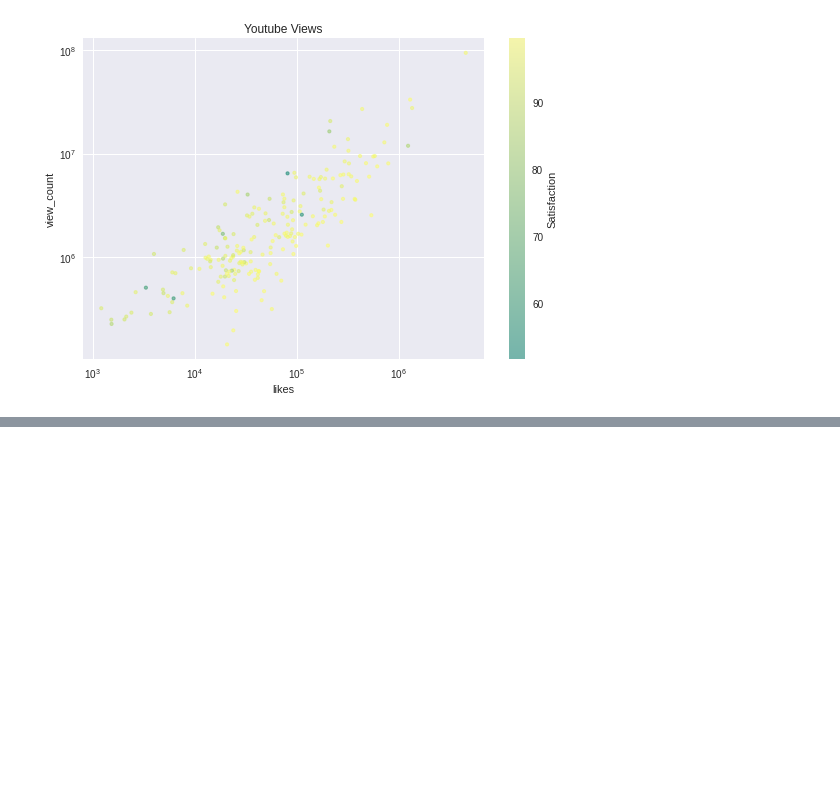
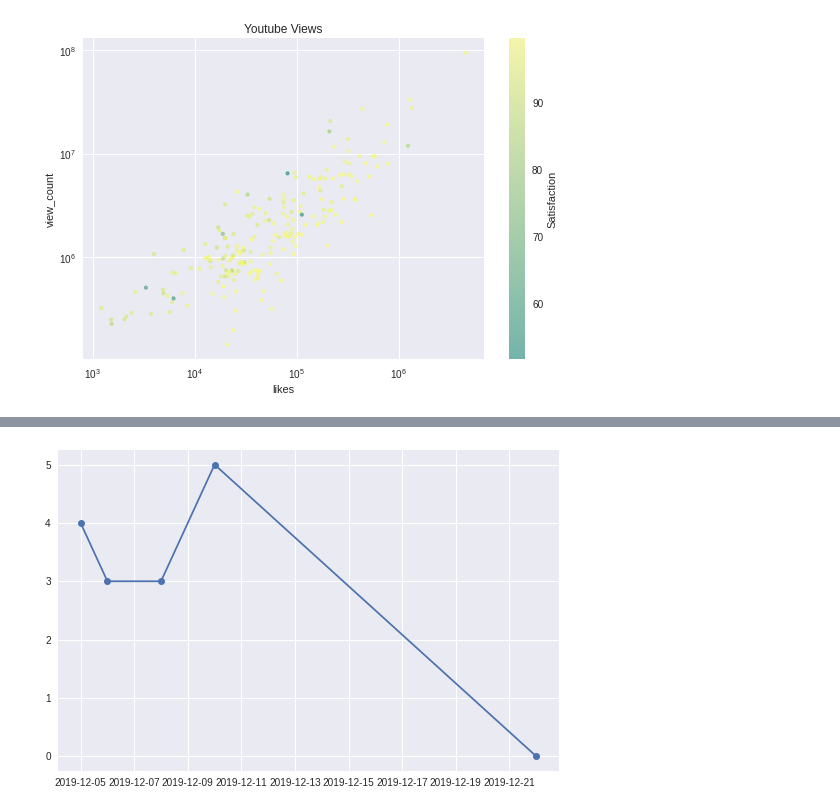
Before and after one commit to nofile000/Deep-Learning-Prerequisites-The-Numpy-Stack-in-Python-V2-, a Jupyter notebook: Matplotlib.ipynb, the cells around one changed output, grey strips where cells are left out. Saved outputs shown, nothing was run; the diff lists cells and outputs as text; code cells hidden in the pictures; blank space fills up the shorter version.

```diff
--- a/Matplotlib.ipynb
+++ b/Matplotlib.ipynb
@@ -311,0 +334,5 @@ cbar.set_label('Satisfaction')
+# %%
+# drawing the lines
+plt.plot_date(dates,y,linestyle='solid');
+# %% [output]
+[figure, added]
```
Also changed, not shown: parts of 19 cells of this notebook.
